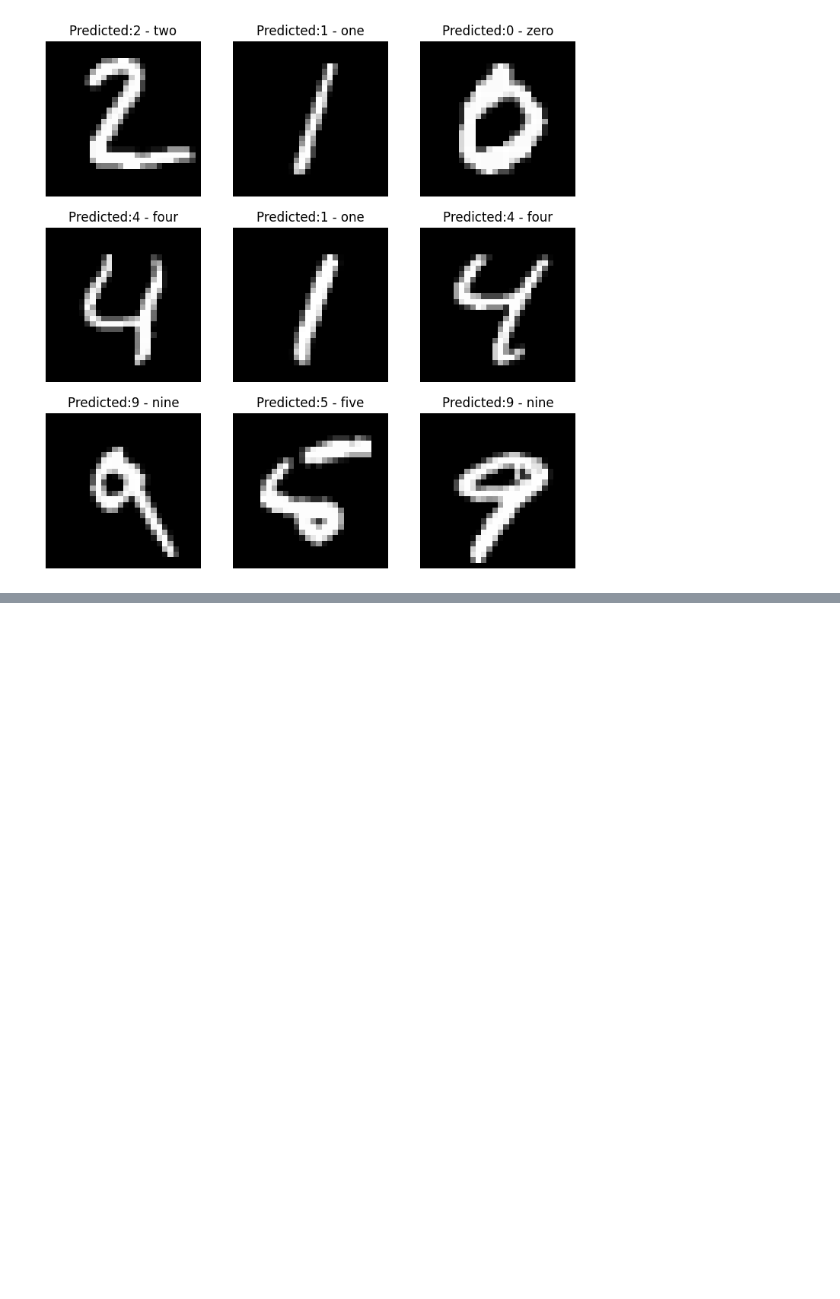
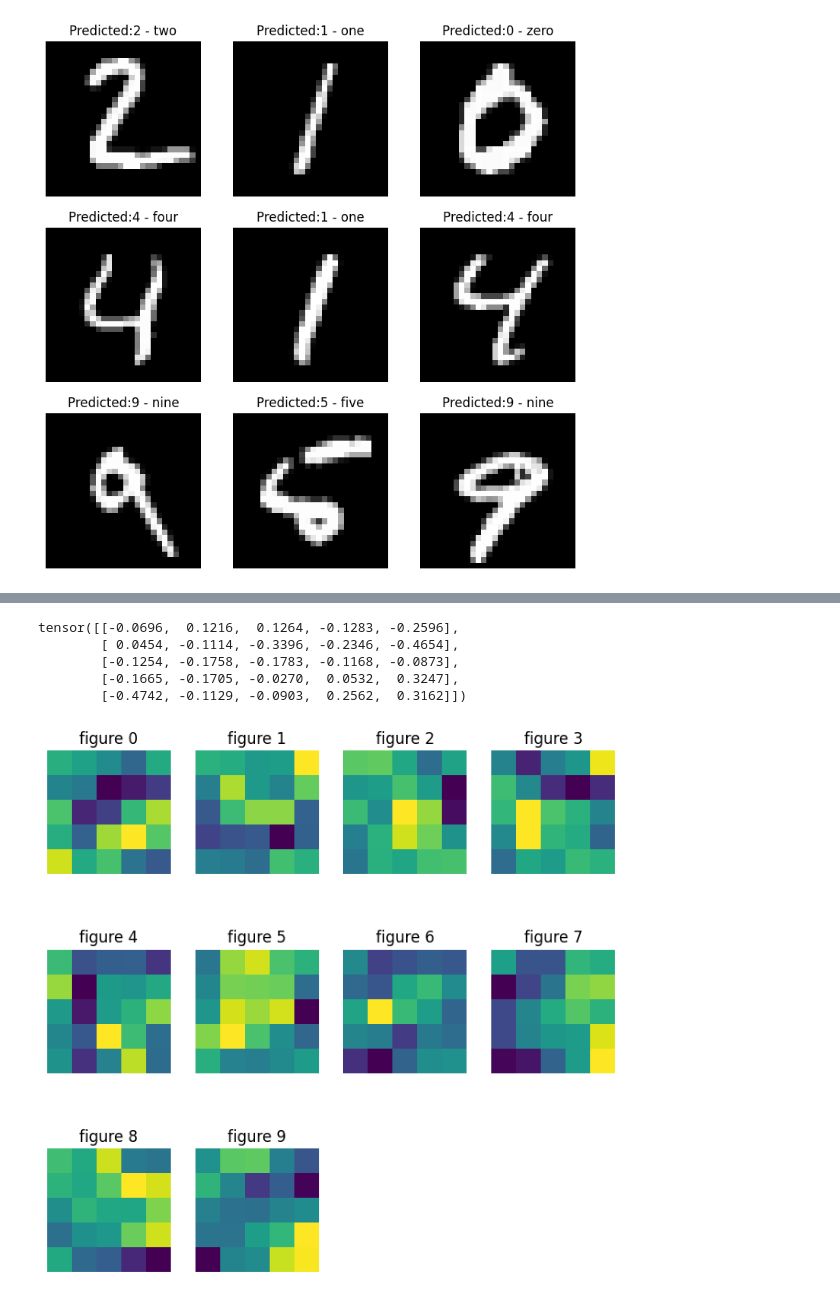
Before and after one commit to DeveloperVishnuVardhan/Project-5-Optical-charecter-recognition, a Jupyter notebook: debugging.ipynb, the cells around one changed output, grey strips where cells are left out. Saved outputs shown, nothing was run; the diff lists cells and outputs as text; code cells hidden in the pictures; blank space fills up the shorter version.

```diff
--- a/debugging.ipynb
+++ b/debugging.ipynb
@@ -273,3 +273,11 @@ for i in range(1, rows * cols + 1):
     plt.axis('off')
 # %% [output]
 [figure]
+# %%
+model_path = "Models/base_model.pth"
+from models import LeNet
+from dataloader import create_dataloaders
+
+state_dict = torch.load(model_path, map_location=torch.device('mps'))
+model = LeNet()
+model.load_state_dict(state_dict)
@@ -275,0 +299,25 @@ for i in range(1, rows * cols + 1):
+# %%
+# Analyze the first layer.
+
+import matplotlib.pyplot as plt
+layer_name = "block_1.0.weight"
+layer_weights = model.state_dict()[layer_name]
+print(layer_weights[9][0])
+
+fig = plt.figure(figsize=(8, 8))
+rows,  cols = 3, 4
+for i in range(1, rows * cols - 1):
+    img = layer_weights[i - 1][0]
+    fig.add_subplot(rows, cols, i)
+    plt.imshow(img)
+    plt.title(f"figure {i - 1}")
+    plt.axis('off')
+
+plt.show()
+# %% [output]
+tensor([[-0.0696,  0.1216,  0.1264, -0.1283, -0.2596],
+        [ 0.0454, -0.1114, -0.3396, -0.2346, -0.4654],
+        [-0.1254, -0.1758, -0.1783, -0.1168, -0.0873],
+        [-0.1665, -0.1705, -0.0270,  0.0532,  0.3247],
+        [-0.4742, -0.1129, -0.0903,  0.2562,  0.3162]])
+[figure, added]
```
Also changed, not shown: parts of 3 cells of this notebook, 2 other files.
